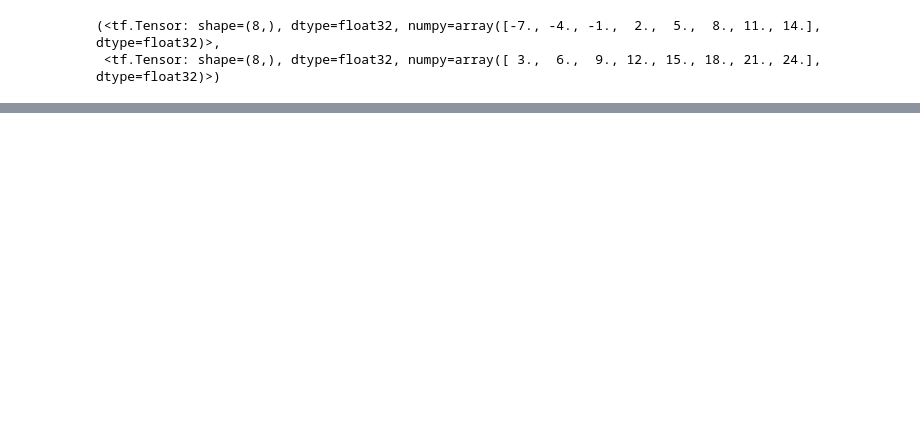
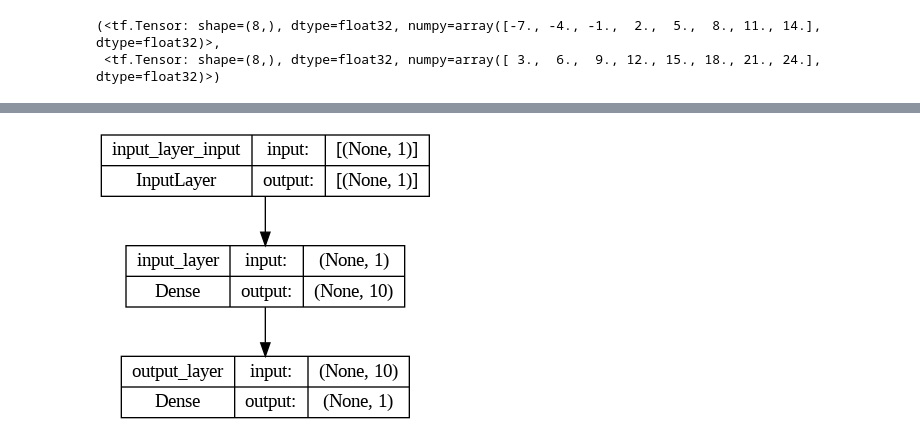
Before and after one commit to endtheme123/MLnote, a Jupyter notebook: 01_neural_network_regression_with_tensorflow.ipynb, the cells around one changed output, grey strips where cells are left out. Drawn from its saved outputs; the diff is of its cells as text; code cells hidden in the pictures; blank space fills up the shorter version.

```diff
--- a/01_neural_network_regression_with_tensorflow.ipynb
+++ b/01_neural_network_regression_with_tensorflow.ipynb
@@ -187,0 +273,15 @@ array([[31.597027]], dtype=float32)
+# %%
+#Let's have a look at how to build a neural network for our data
+
+#1. create a model
+model = tf.keras.Sequential([
+    tf.keras.layers.Dense(1)
+])
+
+#2. compile the model
+model.compile(loss = tf.keras.losses.mae,
+              optimizer = tf.keras.optimizers.SGD(),
+              metrics = ["mae"])
+
+#3. fit the model
+model.fit(tf.expand_dims(X_train, axis = -1), y_train, epochs = 100)
@@ -187,0 +327,16 @@ array([[31.597027]], dtype=float32)
+# %%
+# model.build()
+
+#let's create a model that builds automatically by defining the input shape argument in the first layer
+tf.random.set_seed(42)
+
+#1. create a model (same as above)
+model = tf.keras.Sequential([
+    tf.keras.layers.Dense(10, input_shape = [1], name = "input_layer"),
+    tf.keras.layers.Dense(1, name = "output_layer")
+], name = "one_of_the_many_model_we_are_going_to_build")
+
+#2. compile the model (same as above)
+model.compile(loss = tf.keras.losses.mae,
+              optimizer = tf.keras.optimizers.SGD(),
+              metrics = ["mae"])
@@ -187,0 +364,3 @@ array([[31.597027]], dtype=float32)
+# %%
+#Let's fit our model to the training data
+model.fit(X_train, y_train, epochs = 100, verbose=0)
@@ -187,0 +384,6 @@ array([[31.597027]], dtype=float32)
+# %%
+from tensorflow.keras.utils import plot_model
+
+plot_model(model = model, show_shapes = True)
+# %% [output]
+[figure, added]
```
Also changed, not shown: parts of 106 cells of this notebook.
